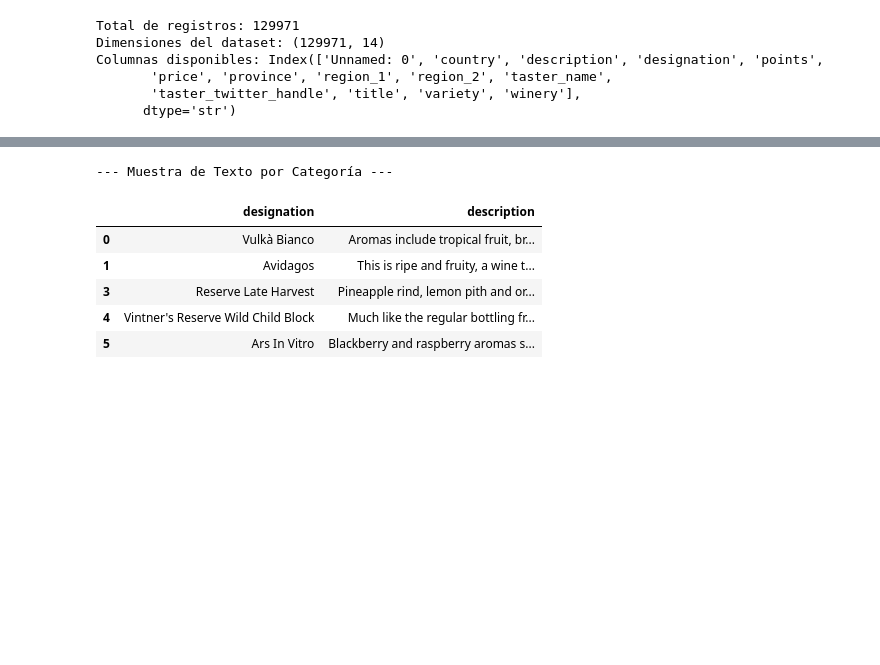
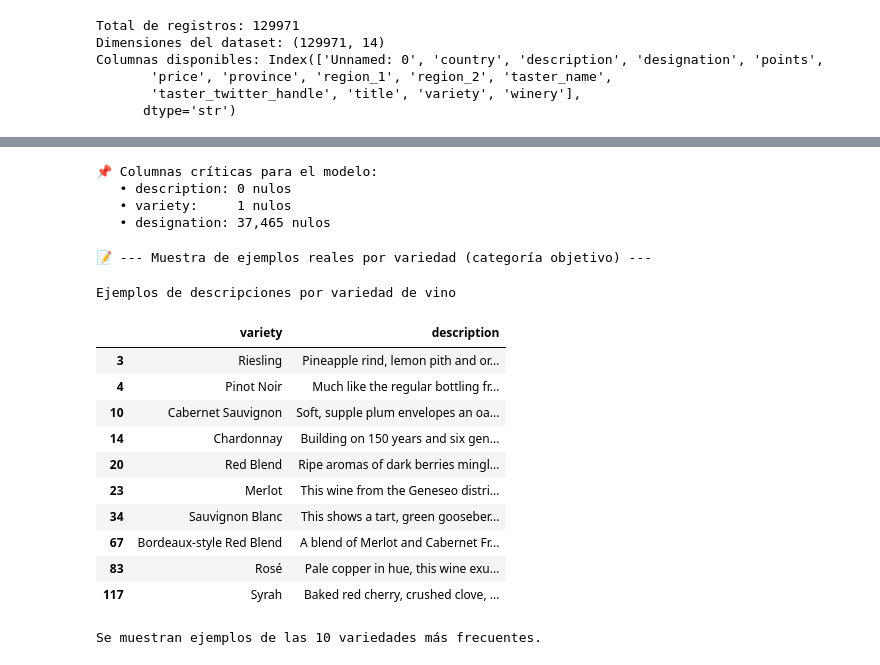
Before and after one commit to Azwraithz/Coderhouse-DataScience-C77805, a Jupyter notebook: AnalisisVinos.ipynb, the cells around one changed output, grey strips where cells are left out. Drawn from its saved outputs; the diff is of its cells as text; code cells hidden in the pictures; blank space fills up the shorter version.

Commit message:
Reordenamiento en el análisis de las reseñas de vinos, ajustes de estilos de markdowns, correcciones de recurrencias.

```diff
--- a/AnalisisVinos.ipynb
+++ b/AnalisisVinos.ipynb
@@ -169,3 +284,12 @@ Data columns (total 14 columns):
  13  winery                 129971 non-null  str
 dtypes: float64(1), int64(2), str(11)
 memory usage: 13.9 MB
+# %%
+# Estrategia de limpieza
+# - Eliminación de filas sin 'description' o 'variety' (críticas para el modelo)
+# - 'designation' tiene muchos valores únicos (~38k) → se usará solo exploratoriamente
+df_nlp = df[['description', 'variety']].copy()
+df_nlp.dropna(subset=['description', 'variety'], inplace=True)
+
+print(f"Dataset final para NLP: {df_nlp.shape[0]:,} reseñas")
+print(f"Variedades únicas: {df_nlp['variety'].nunique()}")
@@ -245,23 +384,48 @@ dtype: int64
+# %%
+# Análisis específico de columnas críticas para el modelo
+print("📌 Columnas críticas para el modelo:")
+print(f"   • description: {df['description'].isnull().sum():,} nulos")
+print(f"   • variety:     {df['variety'].isnull().sum():,} nulos")
+print(f"   • designation: {df['designation'].isnull().sum():,} nulos")
+# %% [output]
+📌 Columnas críticas para el modelo:
+   • description: 0 nulos
+   • variety:     1 nulos
+   • designation: 37,465 nulos
 # %%
-# Muestreo de ejemplos reales por Categoría
-print("\n--- Muestra de texto por categoría ---")
+print("📝 --- Muestra de ejemplos reales por variedad (categoría objetivo) ---\n")
 
-# Selección de un ejemplo aleatorio de cada una de las 10 categorías
-sample_examples = df.groupby('designation').head(1)[['designation', 'description']]
+# Selección de un ejemplo representativo por cada una de las 10 variedades más frecuentes
+top_varieties = df_nlp['variety'].value_counts().head(10).index.tolist()
 
-# Visualización de los ejemplos
-display(sample_examples.head(5).style.set_properties(**{
+sample_examples = (df_nlp[df_nlp['variety'].isin(top_varieties)]
+                   .groupby('variety')
+                   .head(1)[['variety', 'description']])
+
+# Visualización de los ejemplos de forma más legible
+display(sample_examples.style.set_properties(**{
     'text-align': 'left',
-    'border': '1px solid black'
-}))
+    'white-space': 'pre-wrap',
+    'max-width': '800px',
+    'border': '1px solid #555'
+}).set_caption("Ejemplos de descripciones por variedad de vino"))
+
+print(f"\nSe muestran ejemplos de las {len(sample_examples)} variedades más frecuentes.")
 # %% [output]
---- Muestra de Texto por Categoría ---
+📝 --- Muestra de ejemplos reales por variedad (categoría objetivo) ---
+Ejemplos de descripciones por variedad de vino
-|  | designation | description |
-| 0 | Vulkà Bianco | Aromas include tropical fruit, br... |
-| 1 | Avidagos | This is ripe and fruity, a wine t... |
-| 3 | Reserve Late Harvest | Pineapple rind, lemon pith and or... |
-| 4 | Vintner's Reserve Wild Child Block | Much like the regular bottling fr... |
-| 5 | Ars In Vitro | Blackberry and raspberry aromas s... |
+|  | variety | description |
+| 3 | Riesling | Pineapple rind, lemon pith and or... |
+| 4 | Pinot Noir | Much like the regular bottling fr... |
+| 10 | Cabernet Sauvignon | Soft, supple plum envelopes an oa... |
+| 14 | Chardonnay | Building on 150 years and six gen... |
+| 20 | Red Blend | Ripe aromas of dark berries mingl... |
+| 23 | Merlot | This wine from the Geneseo distri... |
+| 34 | Sauvignon Blanc | This shows a tart, green gooseber... |
+| 67 | Bordeaux-style Red Blend | A blend of Merlot and Cabernet Fr... |
+| 83 | Rosé | Pale copper in hue, this wine exu... |
+| 117 | Syrah | Baked red cherry, crushed clove, ... |
+Se muestran ejemplos de las 10 variedades más frecuentes.
 # %% [markdown]
 <div style="background-color: #262524; padding: 25px; border-radius: 12px; border-left: 10px solid #8C533E; font-family: sans-serif; max-width: 100%; box-sizing: border-box;">
     <div style="display: flex; align-items: center; margin-bottom: 10px;">
```
Also changed, not shown: parts of 44 cells of this notebook, 2 other files.
